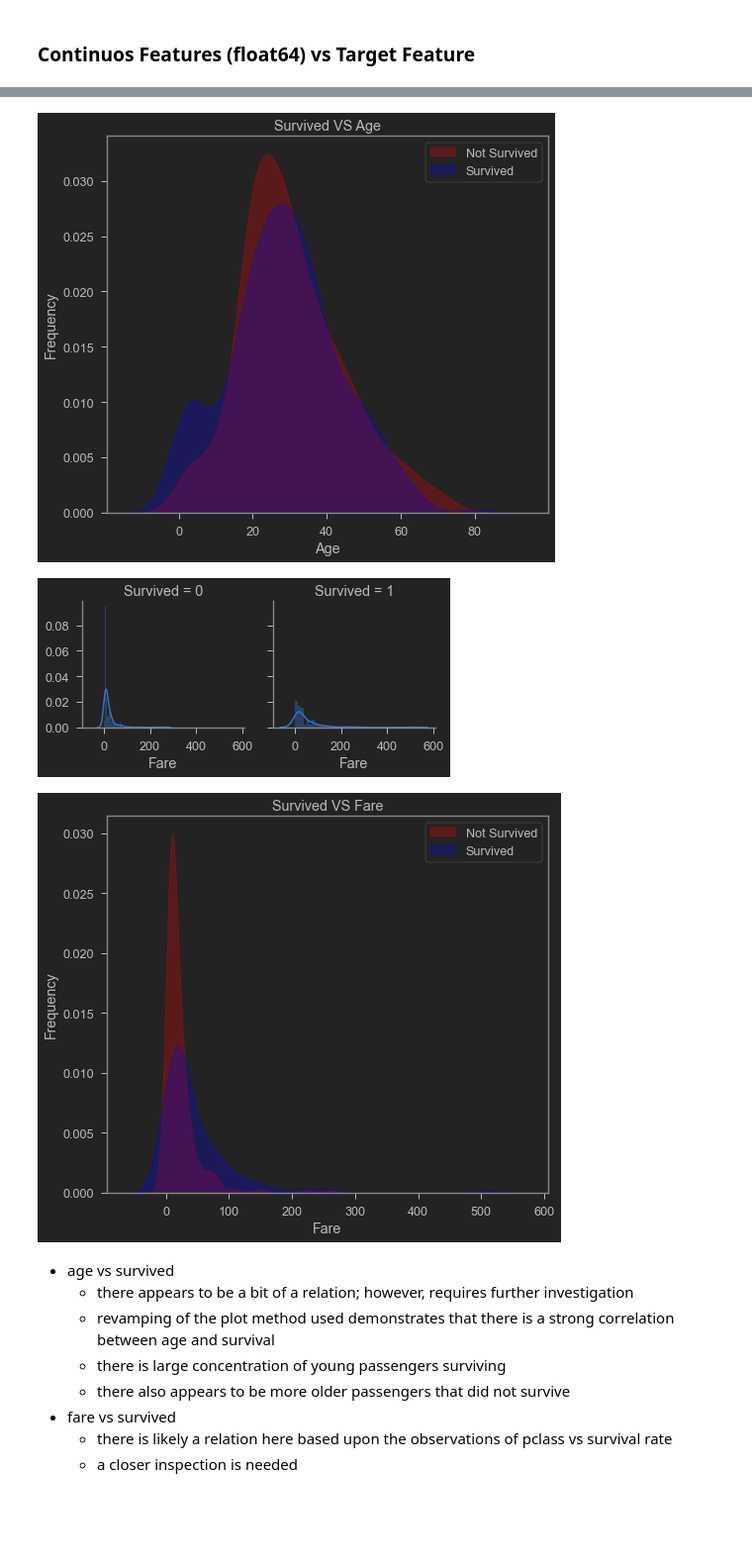
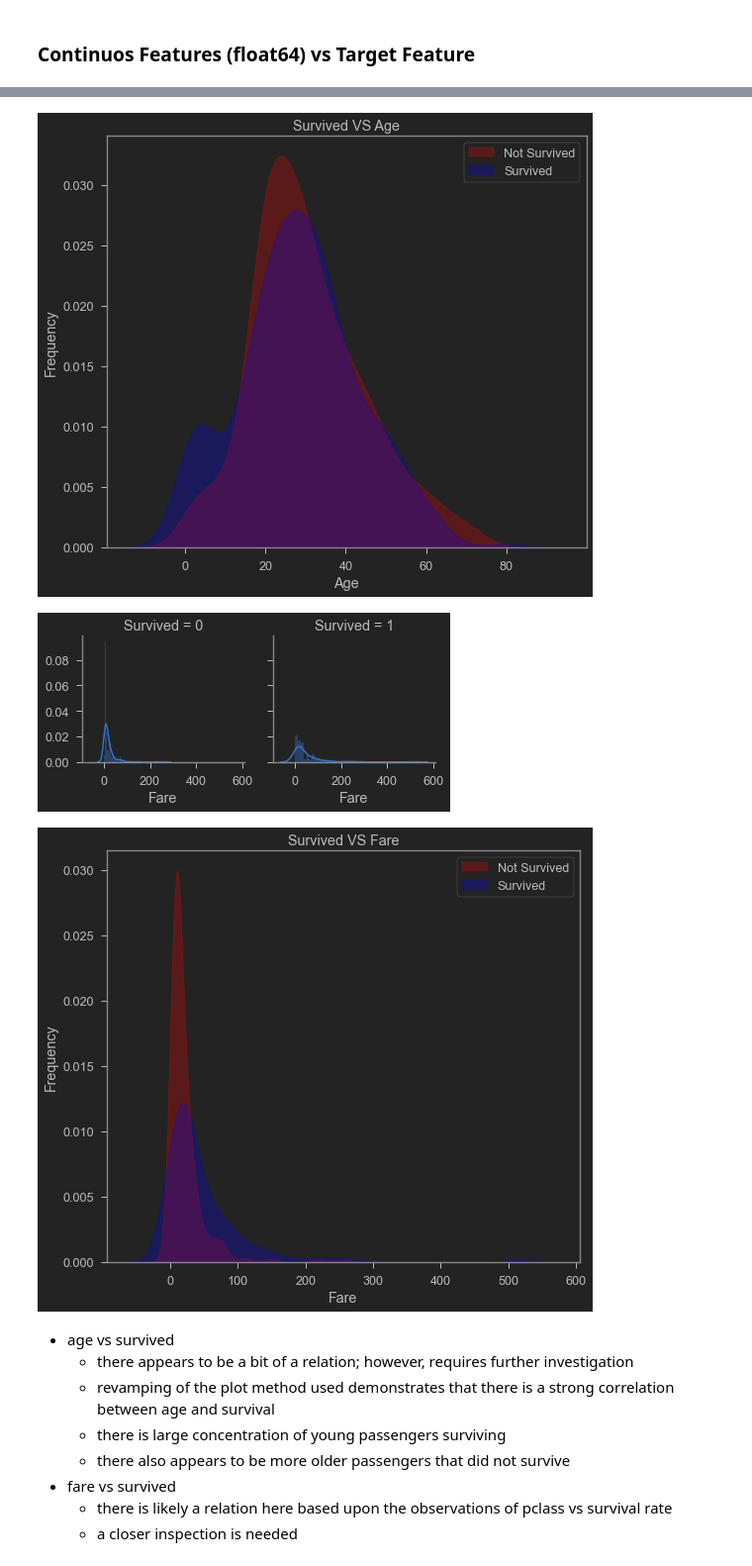
Before and after one commit to henrylao/kaggle-titanic, a Jupyter notebook: kaggle-titanic-notebook.ipynb, the cells around one changed output, grey strips where cells are left out. Shown at 99% size. Cells and saved outputs as stored; diff of their text form; code cells hidden in the pictures; blank space fills up the shorter version.

```diff
--- a/kaggle-titanic-notebook.ipynb
+++ b/kaggle-titanic-notebook.ipynb
@@ -23,6 +24,8 @@ pd.set_option('display.max_columns', None)
 # directory setup
 ROOT = Path(os.getcwd())
 DATA_DIR = ROOT / "input"
+PLOT_DIR = ROOT / "plots"
+
 display(ROOT, DATA_DIR)
 os.listdir(DATA_DIR)
 # %% [output]
@@ -103,0 +141,5 @@ Number of features: 12
+# %%
+train.Sex[:2]
+train.loc[train["Sex"] == "male", "sex_encode"] = 1
+train.loc[train["Sex"] == "female", "sex_encode"] = 0
+train.sex_encode[:2]
@@ -431,6 +524,10 @@ for i, c in enumerate([ _ for _ in type_dict["int64"] if _ != "Survived"],1):
     g = g.set_ylabels("survival probability")
     plt.grid(axis="y")
     plt.title("Survived VS {}".format(c))
+    fig = plt.gcf()
+#     fig.set_size_inches = (8,8)
+    plt.tight_layout()
+    fig.savefig(PLOT_DIR/f"{c}-vs-Survived-factorplot.png",bbox_inches = "tight")
 plt.show()
 # print(plt.grid.__doc__)
 # need to learn how to create subplots when using seaborn
@@ -454,21 +551,30 @@ plt.show()
 # %%
 for i, c in enumerate([ _ for _ in type_dict["float64"] if _ != "Survived"],1):
 #     plt.subplot(len(list([ _ for _ in type_dict["int64"]if _ != "Survived"])), 2, i)
     g = sns.FacetGrid(train, col='Survived')
     g = g.map(sns.distplot, c)
+    fig = plt.gcf()
+#     fig.set_size_inches = (8,8)
+    plt.tight_layout()
+    fig.savefig(PLOT_DIR/f"{c}-vs-Survived-distplot.png",bbox_inches = "tight")
     plt.show()
     plt.title("Survived VS {}".format(c))
     g = sns.kdeplot(train[c][(train["Survived"] == 0) & (train[c].notnull())], color="Red", shade = True)
     g = sns.kdeplot(train[c][(train["Survived"] == 1) & (train[c].notnull())], ax =g, color="Blue", shade= True)
     g.set_xlabel(c)
     g.set_ylabel("Frequency")
     g = g.legend(["Not Survived","Survived"])
+    fig = plt.gcf()
+#     fig.set_size_inches = (8,8)
+    plt.tight_layout()
+    fig.savefig(PLOT_DIR/f"{c}-vs-Survived-kdeplot.png",bbox_inches = "tight")
+
     plt.show()
 # %% [output]
 [figure]
-[figure, old version]
+[figure, new version]
 [figure]
-[figure, old version]
+[figure, new version]
 # %% [markdown]
 * age vs survived
     * there appears to be a bit of a relation; however, requires further investigation
```
Also changed, not shown: parts of 38 cells of this notebook, 12 other files.
